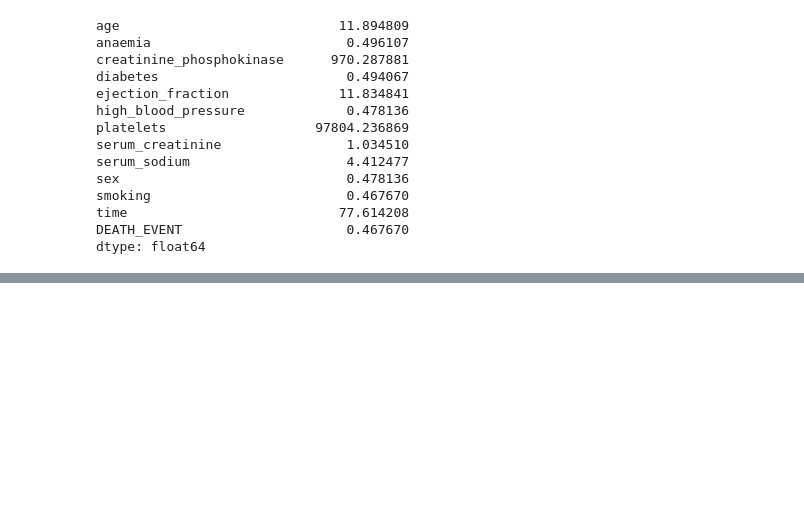
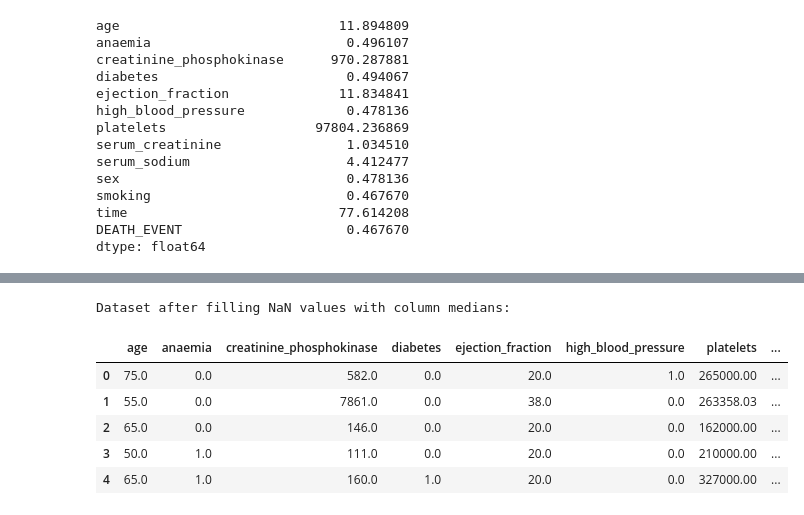
Before and after one commit to ahf-z/Heart-Failure-Analysis-and-Predictive-Modeling, a Jupyter notebook: notebooks/data_Preprocessing.ipynb, the cells around one changed output, grey strips where cells are left out. Saved outputs shown, nothing was run; the diff lists cells and outputs as text; code cells hidden in the pictures; blank space fills up the shorter version.

```diff
--- a/notebooks/data_Cleaning.ipynb
+++ b/notebooks/data_Preprocessing.ipynb
@@ -230,0 +331,14 @@ dtype: float64
+# %%
+# Fill NaN values with column medians
+heart_data[numeric_cols] = heart_data[numeric_cols].apply(lambda x: x.fillna(x.median()), axis=0)
+
+print("\nDataset after filling NaN values with column medians:")
+heart_data.head()
+# %% [output]
+Dataset after filling NaN values with column medians:
+|  | age | anaemia | creatinine_phosphokinase | diabetes | ejection_fraction | high_blood_pressure | platelets | ... |
+| 0 | 75.0 | 0.0 | 582.0 | 0.0 | 20.0 | 1.0 | 265000.00 | ... |
+| 1 | 55.0 | 0.0 | 7861.0 | 0.0 | 38.0 | 0.0 | 263358.03 | ... |
+| 2 | 65.0 | 0.0 | 146.0 | 0.0 | 20.0 | 0.0 | 162000.00 | ... |
+| 3 | 50.0 | 1.0 | 111.0 | 0.0 | 20.0 | 0.0 | 210000.00 | ... |
+| 4 | 65.0 | 1.0 | 160.0 | 1.0 | 20.0 | 0.0 | 327000.00 | ... |
```
Also changed, not shown: parts of 10 cells of this notebook, 8 other files.
